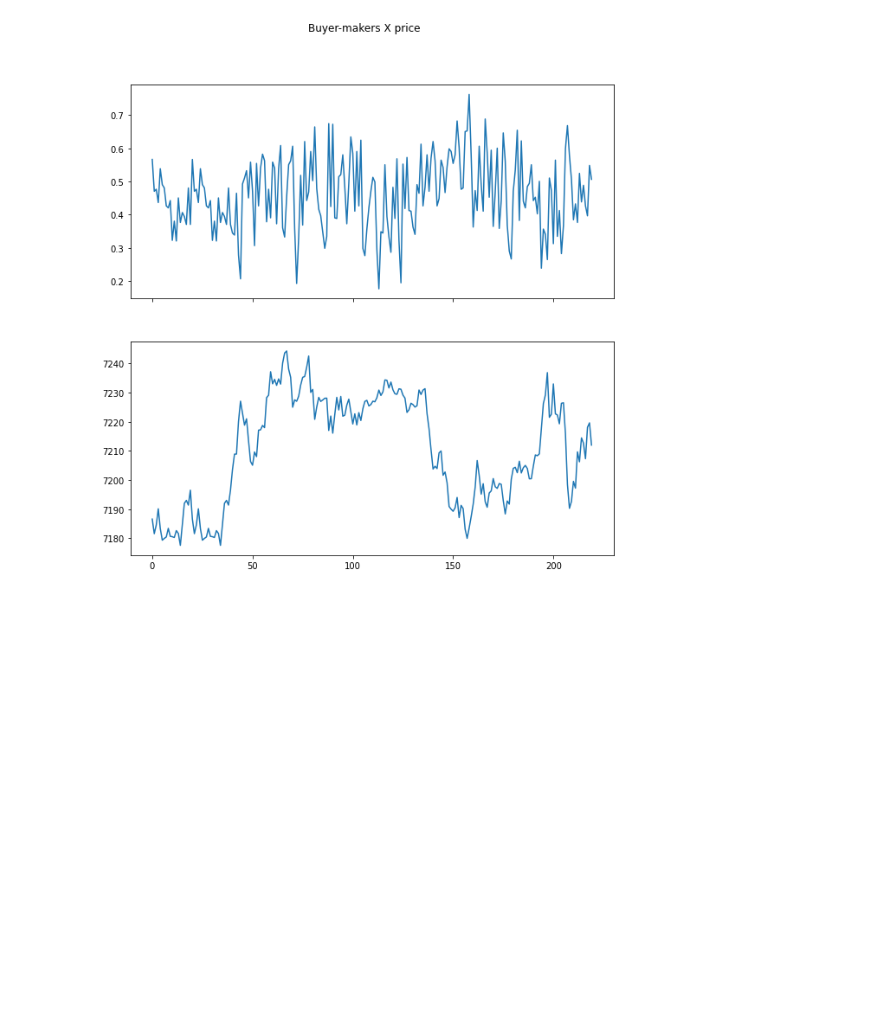
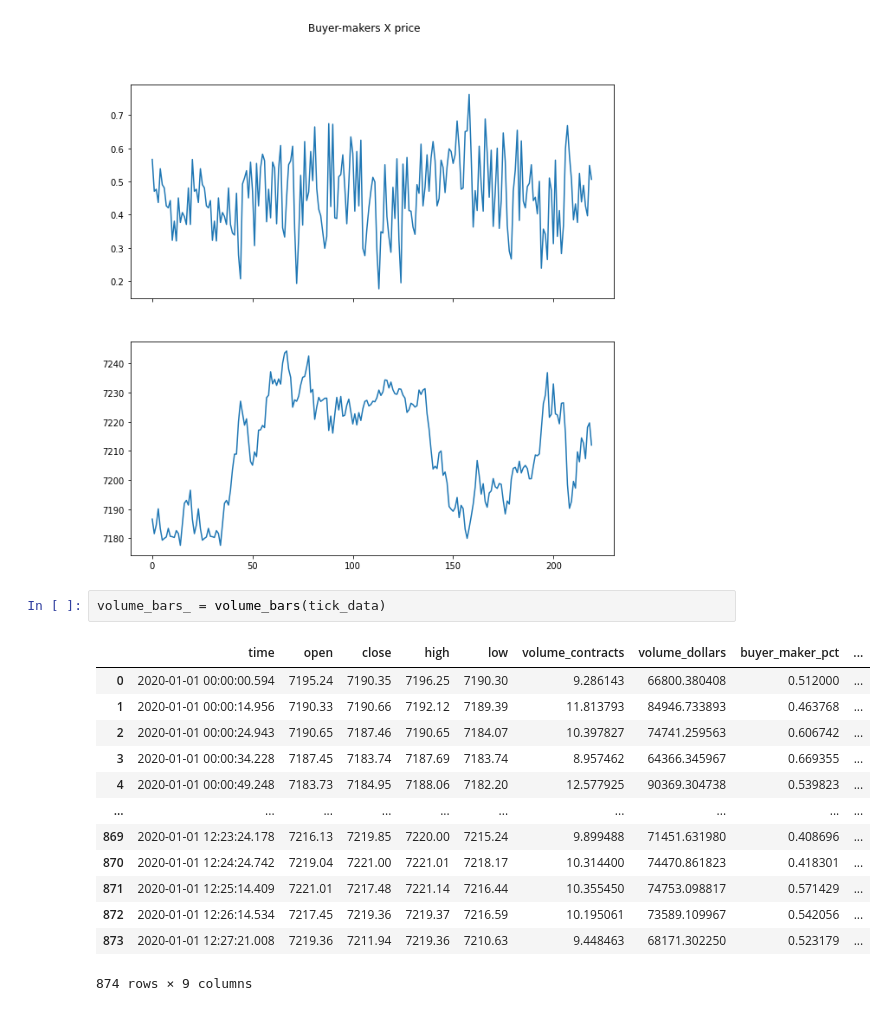
Before and after one commit to victorvalentee/finlib, a Jupyter notebook: test.ipynb, the cells around one changed output. Drawn from its saved outputs; the diff is of its cells as text; blank space fills up the shorter version.

```diff
--- a/test.ipynb
+++ b/test.ipynb
@@ -70,3 +72,19 @@ ax2.plot(tick_bars_['close'])
 plt.show()
 # %% [output]
 [figure]
+# %%
+volume_bars_ = volume_bars(tick_data)
+# %% [output]
+|  | time | open | close | high | low | volume_contracts | volume_dollars | buyer_maker_pct | ... |
+| 0 | 2020-01-01 00:00:00.594 | 7195.24 | 7190.35 | 7196.25 | 7190.30 | 9.286143 | 66800.380408 | 0.512000 | ... |
+| 1 | 2020-01-01 00:00:14.956 | 7190.33 | 7190.66 | 7192.12 | 7189.39 | 11.813793 | 84946.733893 | 0.463768 | ... |
+| 2 | 2020-01-01 00:00:24.943 | 7190.65 | 7187.46 | 7190.65 | 7184.07 | 10.397827 | 74741.259563 | 0.606742 | ... |
+| 3 | 2020-01-01 00:00:34.228 | 7187.45 | 7183.74 | 7187.69 | 7183.74 | 8.957462 | 64366.345967 | 0.669355 | ... |
+| 4 | 2020-01-01 00:00:49.248 | 7183.73 | 7184.95 | 7188.06 | 7182.20 | 12.577925 | 90369.304738 | 0.539823 | ... |
+| ... | ... | ... | ... | ... | ... | ... | ... | ... | ... |
+| 869 | 2020-01-01 12:23:24.178 | 7216.13 | 7219.85 | 7220.00 | 7215.24 | 9.899488 | 71451.631980 | 0.408696 | ... |
+| 870 | 2020-01-01 12:24:24.742 | 7219.04 | 7221.00 | 7221.01 | 7218.17 | 10.314400 | 74470.861823 | 0.418301 | ... |
+| 871 | 2020-01-01 12:25:14.409 | 7221.01 | 7217.48 | 7221.14 | 7216.44 | 10.355450 | 74753.098817 | 0.571429 | ... |
+| 872 | 2020-01-01 12:26:14.534 | 7217.45 | 7219.36 | 7219.37 | 7216.59 | 10.195061 | 73589.109967 | 0.542056 | ... |
+| 873 | 2020-01-01 12:27:21.008 | 7219.36 | 7211.94 | 7219.36 | 7210.63 | 9.448463 | 68171.302250 | 0.523179 | ... |
+874 rows × 9 columns
```
Also changed, not shown: parts of 6 cells of this notebook, 1 other file.
